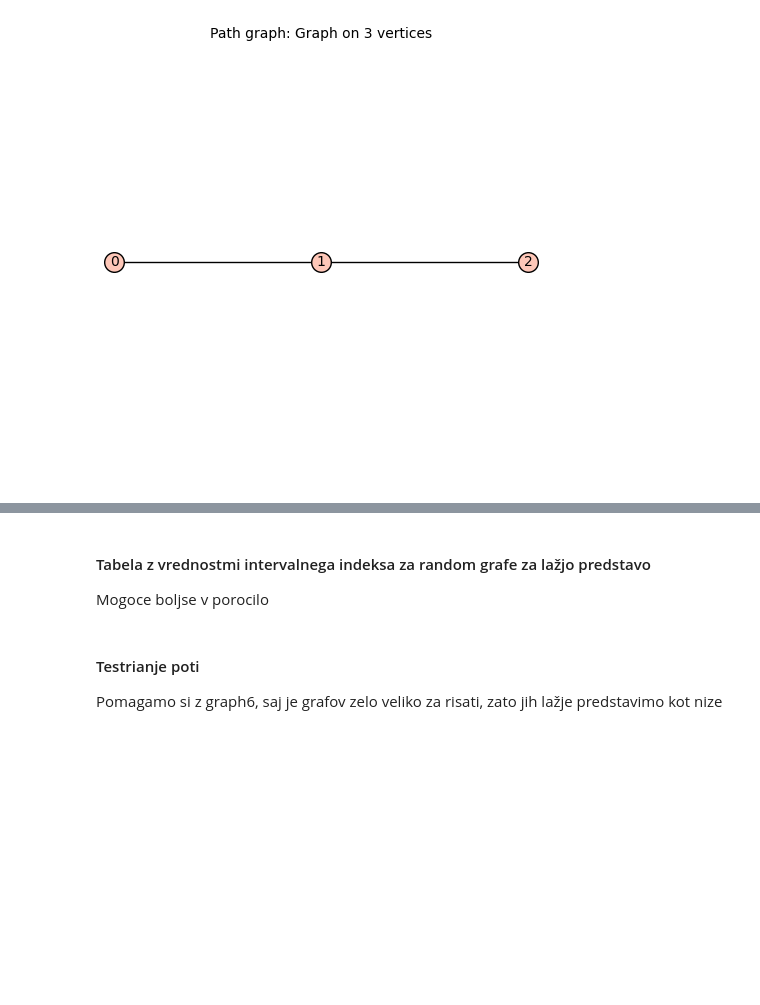
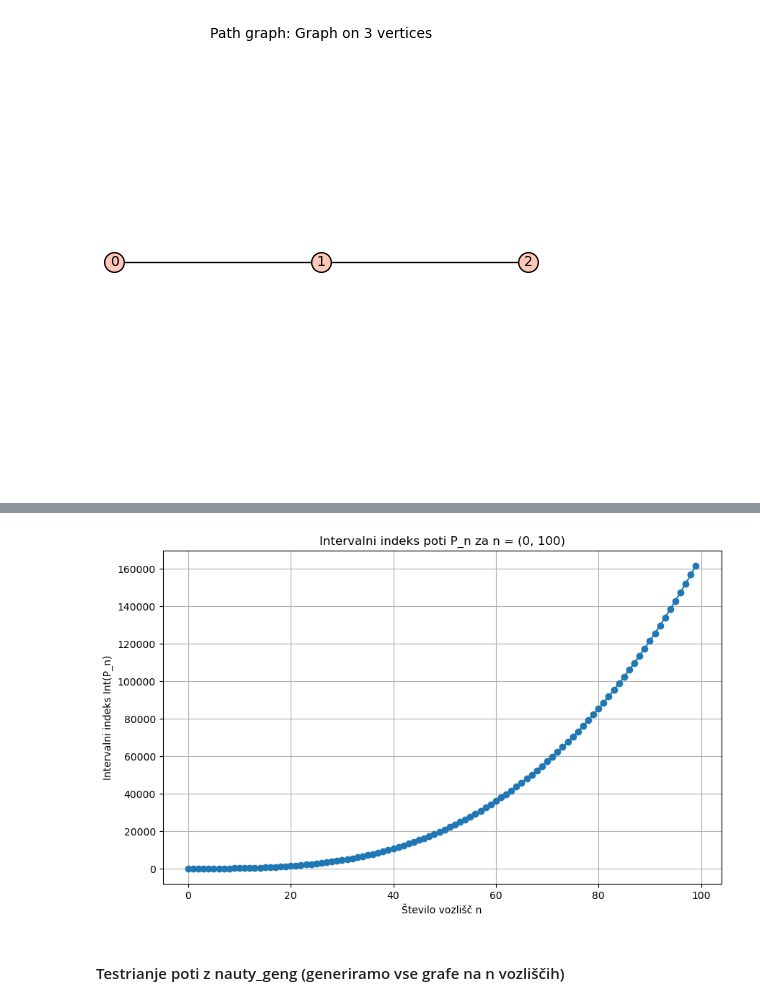
Before and after one commit to mm86903/Projektna-naloga---Interval-index, a Jupyter notebook: 1del.ipynb, the cells around one changed output, grey strips where cells are left out. Cells and saved outputs as stored; diff of their text form; code cells hidden in the pictures; blank space fills up the shorter version.

```diff
--- a/1del.ipynb
+++ b/1del.ipynb
@@ -77,3 +77,11 @@ interval_index_2(M)     #se ujemajo definicije
 # %%
-interval_index(graphs.PathGraph(1))
+"""Izpis intervalnega indeksa za pot za nekatere n"""
+indeksi_poti = []
+
+for i in range(0,100):
+    indeks = interval_index(graphs.PathGraph(i))
+    indeksi_poti.append((i, indeks))
+
+indeksi_poti_DF = pd.DataFrame(indeksi_poti, columns=["stevilo vozlišč", "Int(P_n)"])
+indeksi_poti_DF.style.hide(axis='index')
 # %% [output]
@@ -81,7 +105,15 @@ interval_index(graphs.PathGraph(1))
-# %% [markdown]
-#### Tabela z vrednostmi intervalnega indeksa za random grafe za lažjo predstavo
-Mogoce boljse v porocilo
+# %%
+"""Prikaz na grafu"""
+plt.figure(figsize=(10, 6))
+plt.plot(indeksi_poti_DF["stevilo vozlišč"], indeksi_poti_DF["Int(P_n)"], marker='o')
+
+plt.xlabel("Število vozlišč n")
+plt.ylabel("Intervalni indeks Int(P_n)")
+plt.title("Intervalni indeks poti P_n za n = (0, 100)")
+
+plt.grid(True)
+# %% [output]
+[figure, added]
 # %% [markdown]
-#### Testrianje poti
-Pomagamo si z graph6, saj je grafov zelo veliko za risati, zato jih lažje predstavimo kot nize
+#### Testrianje poti z nauty_geng (generiramo vse grafe na n vozliščih)
 # %%
```
Also changed, not shown: parts of 15 cells of this notebook, 1 other file.
